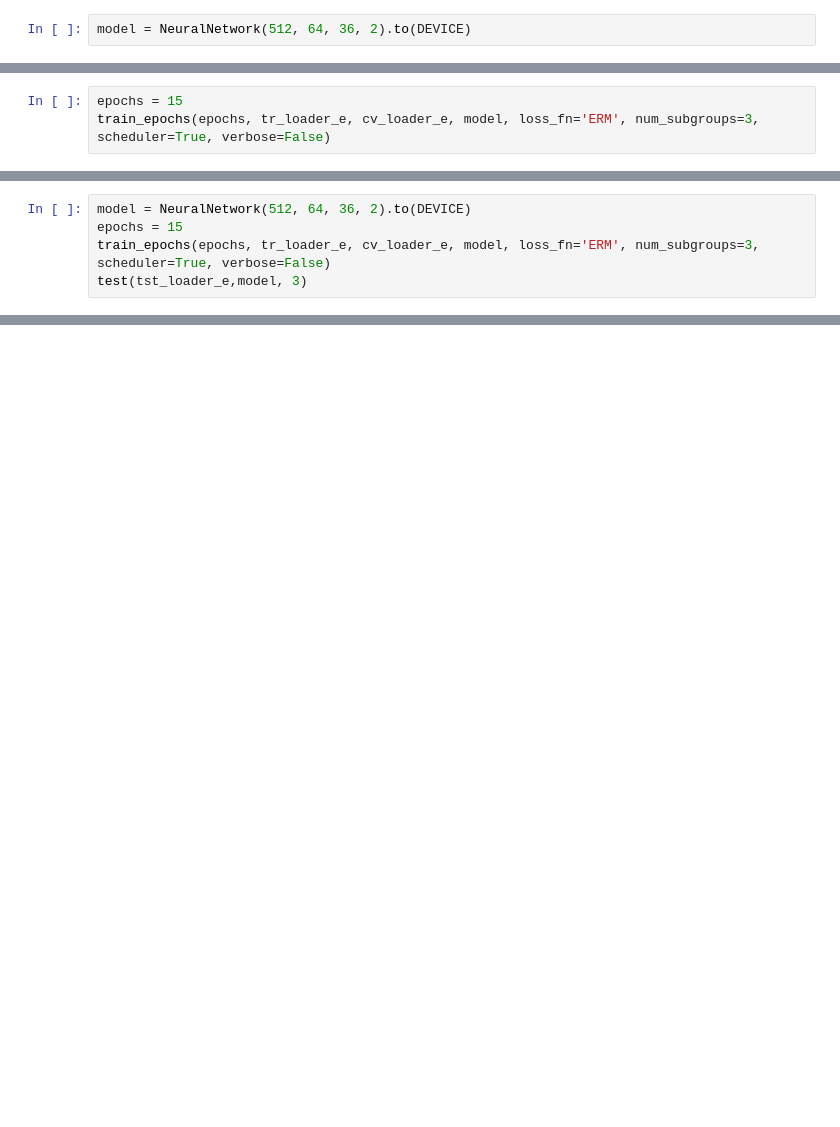
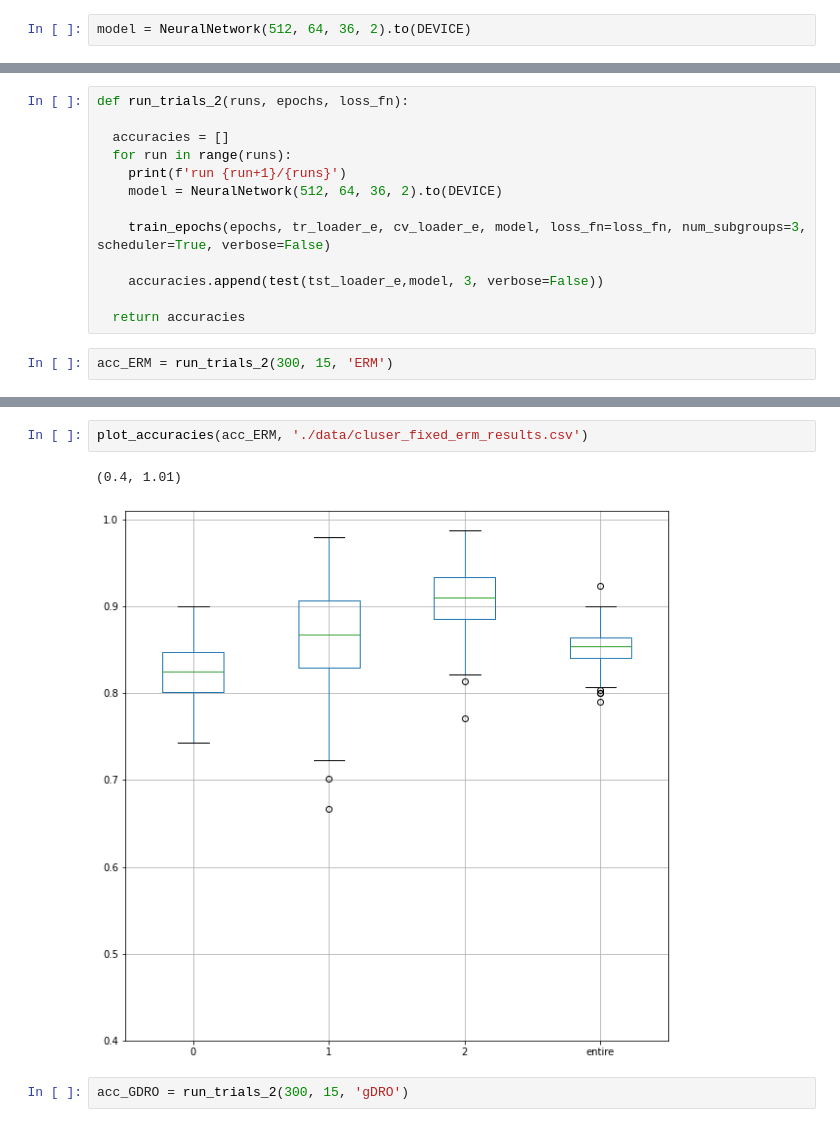
Before and after one commit to mtzig/LIDC_GDRO, a Jupyter notebook: notebooks/LIDC_Georges_End_to_End.ipynb, the cells around one changed output, grey strips where cells are left out. Cells and saved outputs as stored; diff of their text form; blank space fills up the shorter version.

```diff
--- a/notebooks/LIDC_Georges_End_to_End.ipynb
+++ b/notebooks/LIDC_Georges_End_to_End.ipynb
@@ -567,3 +568,0 @@ tst_loader_e = InfiniteDataLoader(tst_e, len(tst_e))
-# %%
-epochs = 15
-train_epochs(epochs, tr_loader_e, cv_loader_e, model, loss_fn='ERM', num_subgroups=3, scheduler=True, verbose=False)
@@ -596,5 +571,15 @@ Condensed version
 # %%
-model = NeuralNetwork(512, 64, 36, 2).to(DEVICE)
-epochs = 15
-train_epochs(epochs, tr_loader_e, cv_loader_e, model, loss_fn='ERM', num_subgroups=3, scheduler=True, verbose=False)
-test(tst_loader_e,model, 3)
+def run_trials_2(runs, epochs, loss_fn):
+
+  accuracies = []
+  for run in range(runs):
+    print(f'run {run+1}/{runs}')
+    model = NeuralNetwork(512, 64, 36, 2).to(DEVICE)
+
+    train_epochs(epochs, tr_loader_e, cv_loader_e, model, loss_fn=loss_fn, num_subgroups=3, scheduler=True, verbose=False)
+
+    accuracies.append(test(tst_loader_e,model, 3, verbose=False))
+
+  return accuracies
+# %%
+acc_ERM = run_trials_2(300, 15, 'ERM')
@@ -600,0 +604,7 @@ test(tst_loader_e,model, 3)
+# %%
+plot_accuracies(acc_ERM, './data/cluser_fixed_erm_results.csv')
+# %% [output]
+(0.4, 1.01)
+[figure, added]
+# %%
+acc_GDRO = run_trials_2(300, 15, 'gDRO')
```
Also changed, not shown: parts of 11 cells of this notebook.
